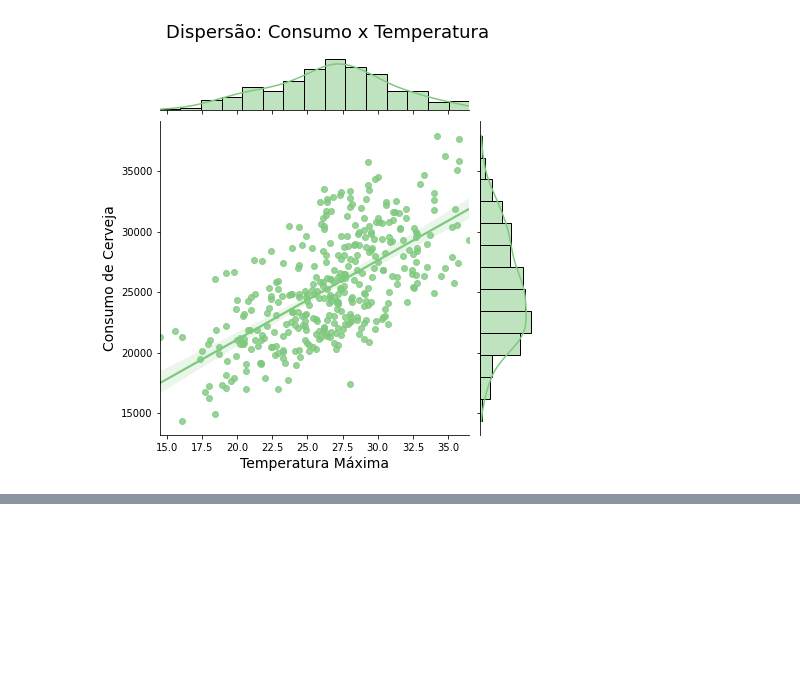
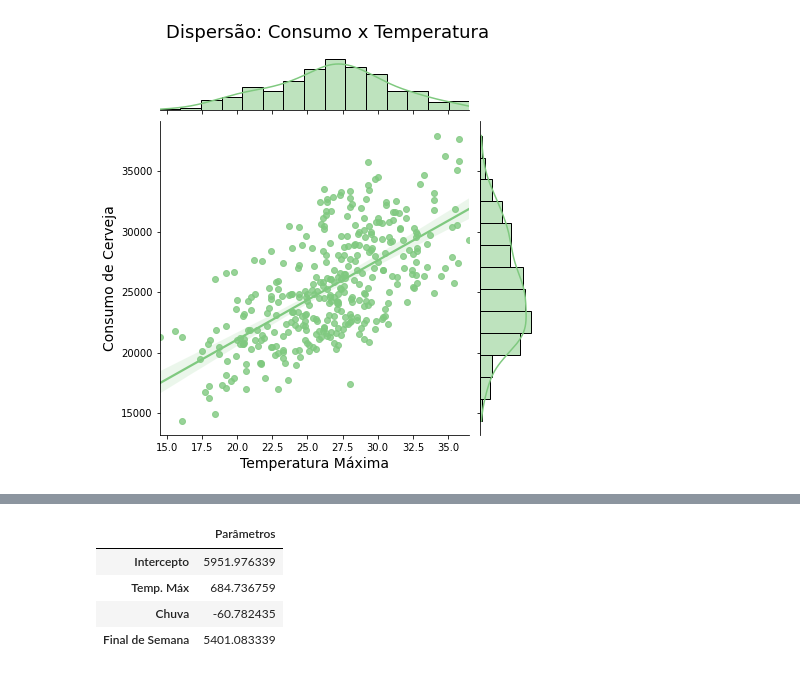
Before and after one commit to silsantos/Data-Science_Projects, a Jupyter notebook: Estatistica/Pratica4_Regressao_Multipla.ipynb, the cells around one changed output, grey strips where cells are left out. Cells and saved outputs as stored; diff of their text form; code cells hidden in the pictures; blank space fills up the shorter version.

```diff
--- a/Estatistica/Pratica4_Regressao_Multipla.ipynb
+++ b/Estatistica/Pratica4_Regressao_Multipla.ipynb
@@ -170,0 +218,12 @@ ax
+# %%
+intercepto = modelo.intercept_
+coeficientes = modelo.coef_
+# %%
+parametros = pd.DataFrame(data = np.append(intercepto,coeficientes), index = ['Intercepto','Temp. Máx','Chuva', 'Final de Semana'], columns = ['Parâmetros'])
+parametros
+# %% [output]
+|  | Parâmetros |
+| Intercepto | 5951.976339 |
+| Temp. Máx | 684.736759 |
+| Chuva | -60.782435 |
+| Final de Semana | 5401.083339 |
```
Also changed, not shown: parts of 21 cells of this notebook.
